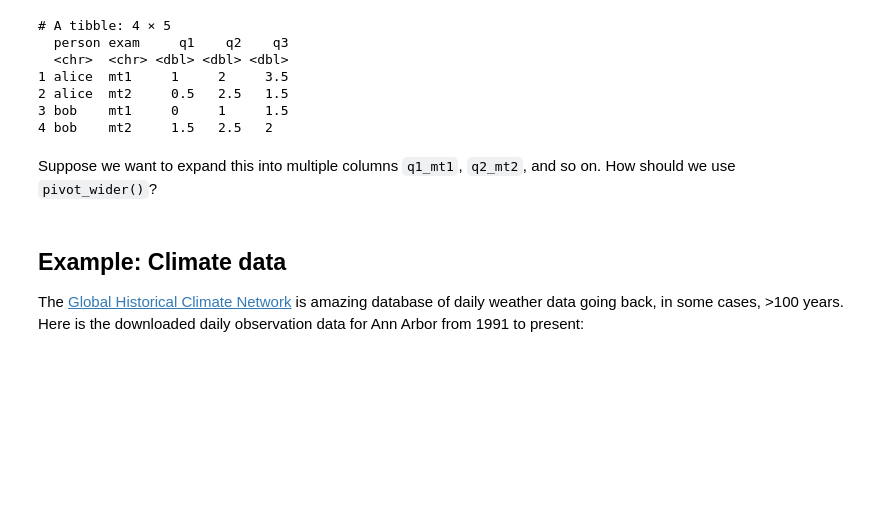
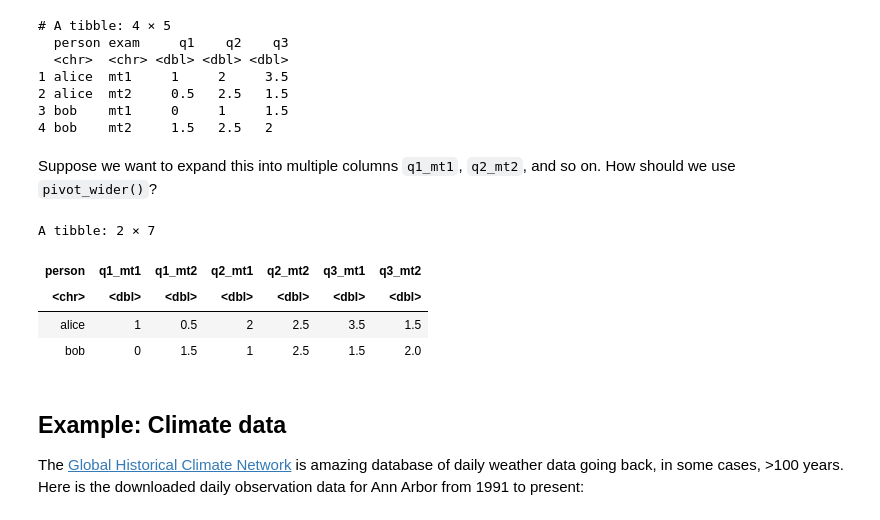
Before and after one commit to jravi123/stats306-f23, a Jupyter notebook: lectures/week4/lecture05-filled.ipynb, the cells around one changed output. Drawn from its saved outputs; the diff is of its cells as text; code cells hidden in the pictures; blank space fills up the shorter version.

```diff
--- a/lectures/week4/lecture05-filled.ipynb
+++ b/lectures/week4/lecture05-filled.ipynb
@@ -396,6 +424,17 @@ print(grades)
 Suppose we want to expand this into multiple columns `q1_mt1`, `q2_mt2`, and so on. How should we use `pivot_wider()`?
 # %%
 # spread using multiple values
+grades %>%
+  pivot_wider(
+            names_from = exam,
+            values_from = c(q1, q2, q3)
+  )
+# %% [output]
+A tibble: 2 × 7
+| person | q1_mt1 | q1_mt2 | q2_mt1 | q2_mt2 | q3_mt1 | q3_mt2 |
+| <chr> | <dbl> | <dbl> | <dbl> | <dbl> | <dbl> | <dbl> |
+| alice | 1 | 0.5 | 2 | 2.5 | 3.5 | 1.5 |
+| bob | 0 | 1.5 | 1 | 2.5 | 1.5 | 2.0 |
 # %% [markdown]
 ## Example: Climate data
 
```
Also changed, not shown: parts of 10 cells of this notebook, 1 other file.
